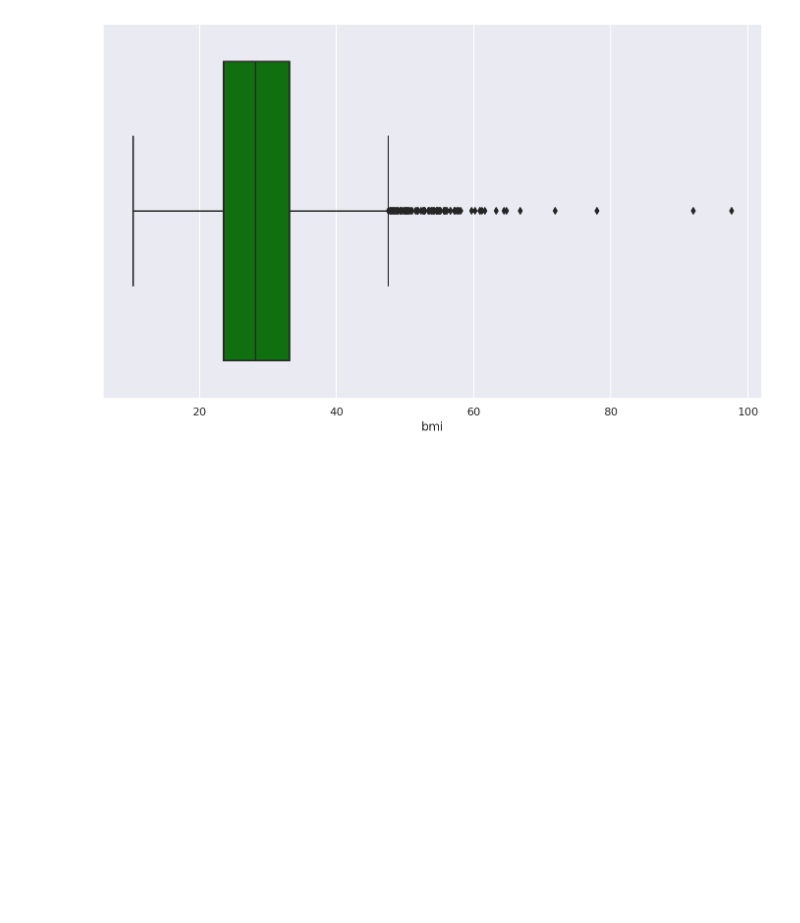
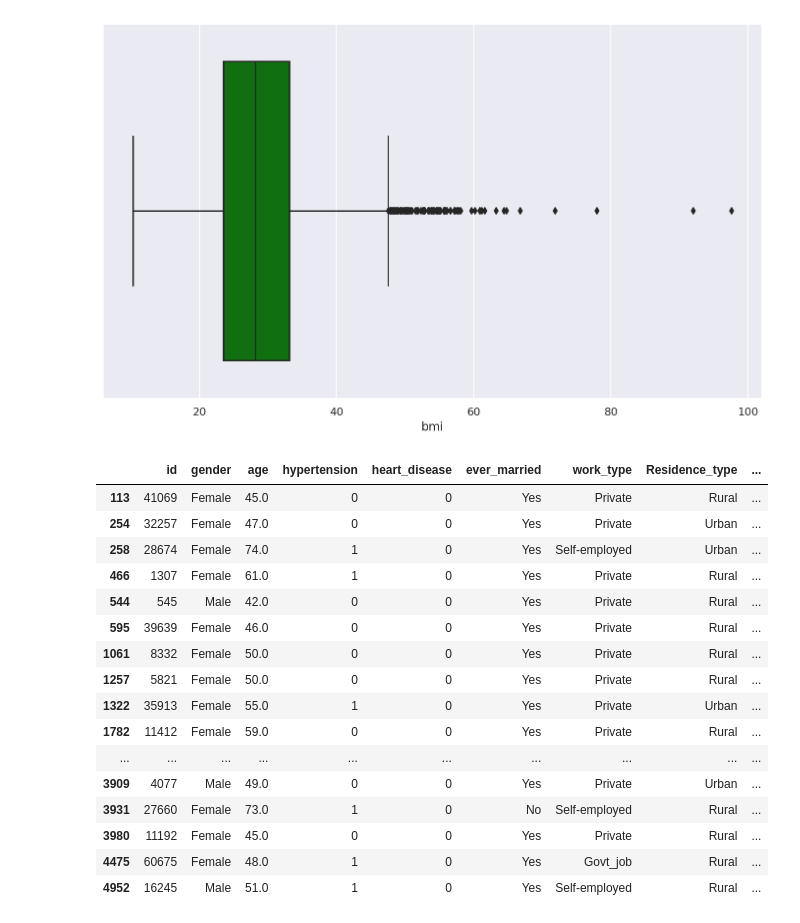
Before and after one commit to Fernando21854/DataMining_Stroke_Data, a Jupyter notebook: project_1.ipynb, the cells around one changed output. Cells and saved outputs as stored; diff of their text form; code cells hidden in the pictures; blank space fills up the shorter version.

```diff
--- a/project_1.ipynb
+++ b/project_1.ipynb
@@ -145,3 +145,25 @@ sns.boxplot(data = stroke_data, x = stroke_data["bmi"], color = "green")
 # %%
 avg_glucose_level = stroke_data.loc[stroke_data["avg_glucose_level"] > 160]
 bmi_outliers = stroke_data.loc[stroke_data["bmi"] >50]
+#filter data to remove outlier
+mask = (stroke_data['avg_glucose_level'] >160) & (stroke_data['bmi'] > 50)
+
+stroke_data[mask]
+# %% [output]
+|  | id | gender | age | hypertension | heart_disease | ever_married | work_type | Residence_type | ... |
+| 113 | 41069 | Female | 45.0 | 0 | 0 | Yes | Private | Rural | ... |
+| 254 | 32257 | Female | 47.0 | 0 | 0 | Yes | Private | Urban | ... |
+| 258 | 28674 | Female | 74.0 | 1 | 0 | Yes | Self-employed | Urban | ... |
+| 466 | 1307 | Female | 61.0 | 1 | 0 | Yes | Private | Rural | ... |
+| 544 | 545 | Male | 42.0 | 0 | 0 | Yes | Private | Rural | ... |
+| 595 | 39639 | Female | 46.0 | 0 | 0 | Yes | Private | Rural | ... |
+| 1061 | 8332 | Female | 50.0 | 0 | 0 | Yes | Private | Rural | ... |
+| 1257 | 5821 | Female | 50.0 | 0 | 0 | Yes | Private | Rural | ... |
+| 1322 | 35913 | Female | 55.0 | 1 | 0 | Yes | Private | Urban | ... |
+| 1782 | 11412 | Female | 59.0 | 0 | 0 | Yes | Private | Rural | ... |
+| ... | ... | ... | ... | ... | ... | ... | ... | ... | ... |
+| 3909 | 4077 | Male | 49.0 | 0 | 0 | Yes | Private | Urban | ... |
+| 3931 | 27660 | Female | 73.0 | 1 | 0 | No | Self-employed | Rural | ... |
+| 3980 | 11192 | Female | 45.0 | 0 | 0 | Yes | Private | Rural | ... |
+| 4475 | 60675 | Female | 48.0 | 1 | 0 | Yes | Govt_job | Rural | ... |
+| 4952 | 16245 | Male | 51.0 | 1 | 0 | Yes | Self-employed | Rural | ... |
```
Also changed, not shown: parts of 1 cell of this notebook.
